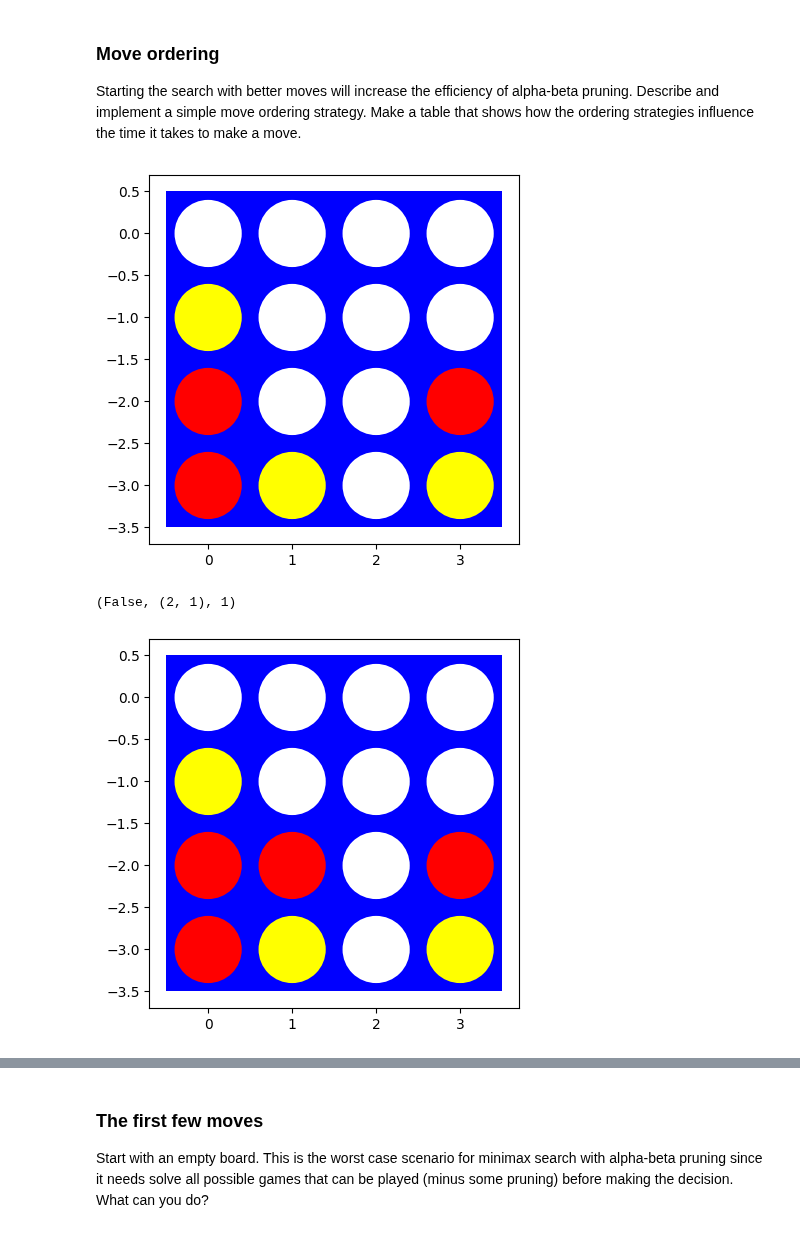
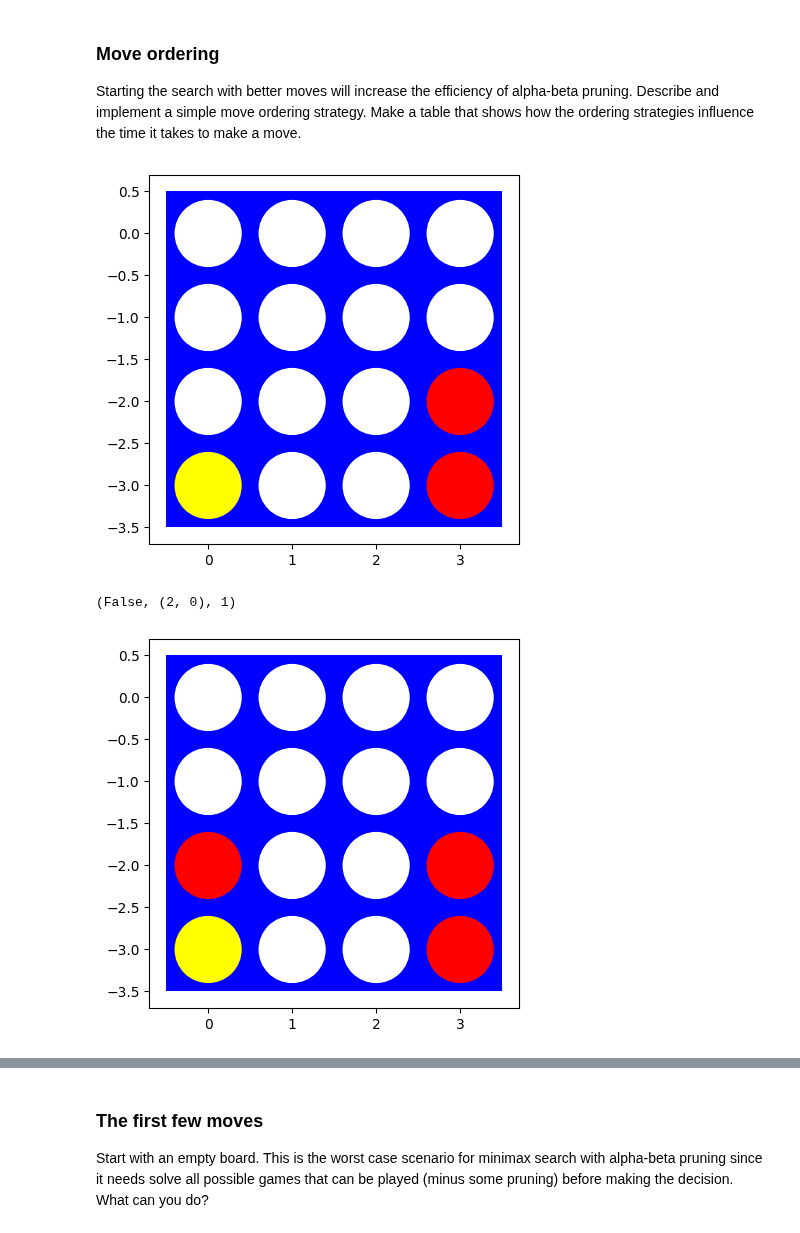
Before and after one commit to Shawn1303/Artificial-Intelligence, a Jupyter notebook: Hw2/assignment_mean_connect4.ipynb, the cells around one changed output, grey strips where cells are left out. Cells and saved outputs as stored; diff of their text form; code cells hidden in the pictures.

```diff
--- a/Hw2/assignment_mean_connect4.ipynb
+++ b/Hw2/assignment_mean_connect4.ipynb
@@ -780,16 +780,16 @@ def min_value_move_ordering(s, player, alpha, beta):
 # %%
 board = [
     [0,0,0,0],
     [0,0,0,0],
-    [1,0,0,0],
-    [1,-1,0,-1]
+    [0,0,0,1],
+    [-1,0,0,1]
 ]
 visualize(board)
-s = (board, False, (1,0), 7)
+s = (board, False, (3,0), 4)
 a = alpha_beta_search(s, 1)
 print(a)
 visualize(result(s, a)[0])
 # %% [output]
-[figure, old version]
+[figure, new version]
-(False, (2, 1), 1)
+(False, (2, 0), 1)
-[figure, old version]
+[figure, new version]
```
Also changed, not shown: parts of 3 cells of this notebook.
